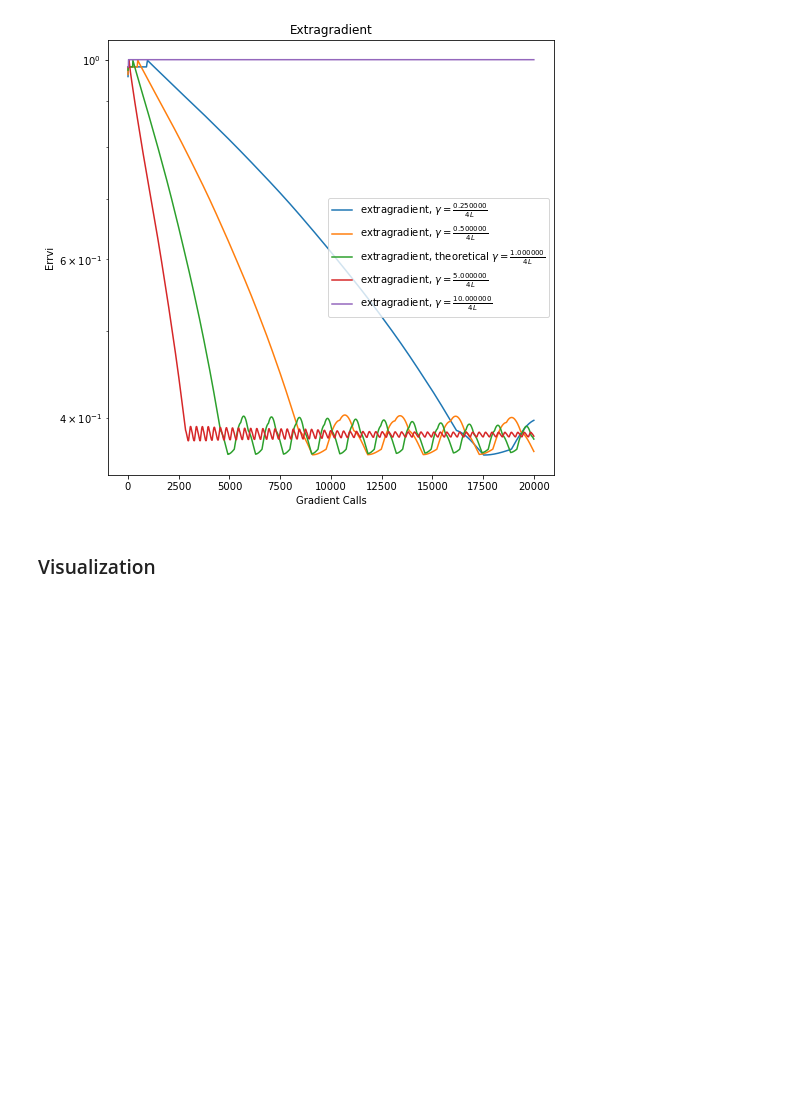
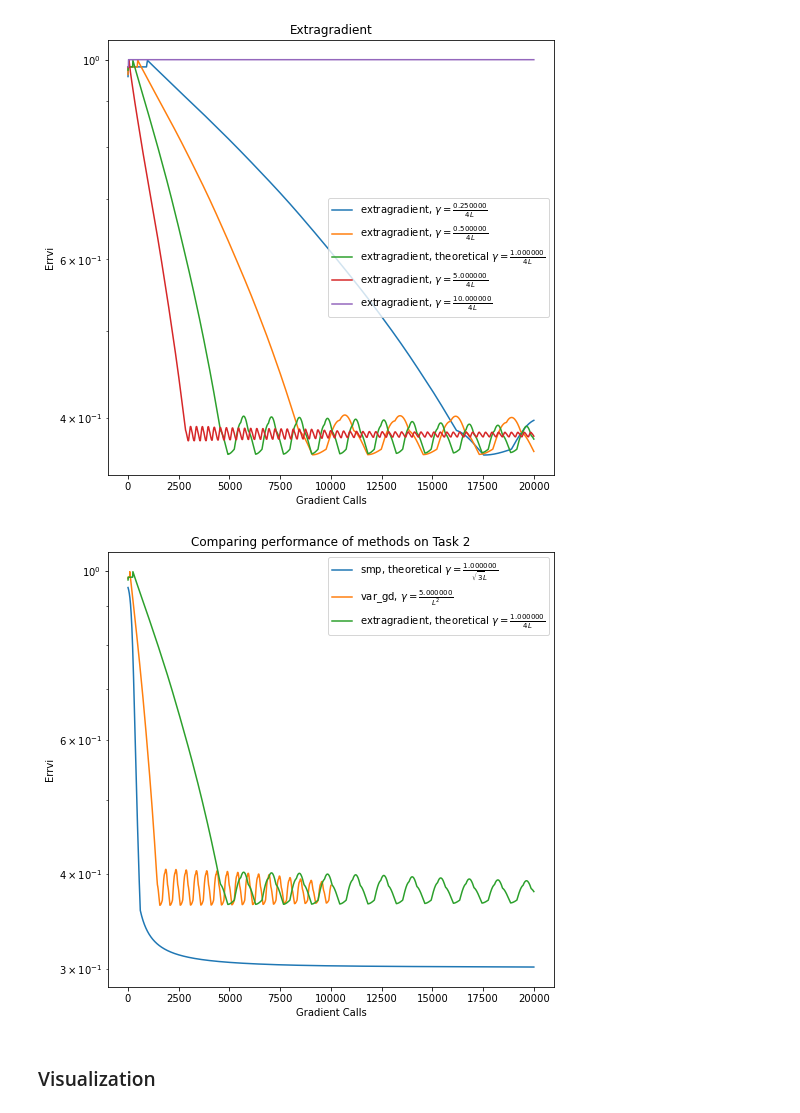
Before and after one commit to k2a07/MIPT-homeworks, a Jupyter notebook: Acharya_Kirill_Optimization_HW_8.ipynb, the cells around one changed output. Saved outputs shown, nothing was run; the diff lists cells and outputs as text; code cells hidden in the pictures; blank space fills up the shorter version.

```diff
--- a/Acharya_Kirill_Optimization_HW_8.ipynb
+++ b/Acharya_Kirill_Optimization_HW_8.ipynb
@@ -404,6 +404,12 @@ opt.plot_graphs(x, y, x_label = "Gradient Calls", lines_labels = labels, title =
                 logscale = True, criteria_type = "Errvi", specific_slice=[12, 13, 14, 15, 16])
 # %% [output]
 [figure]
+# %%
+title = 'Comparing performance of methods on Task 2'
+opt.plot_graphs(x, y, x_label = "Gradient Calls", lines_labels = labels, title = title,
+                logscale = True, criteria_type = "Errvi", specific_slice=[1, 7, 14])
+# %% [output]
+[figure, added]
 # %% [markdown]
 ### Visualization
 # %%
```
